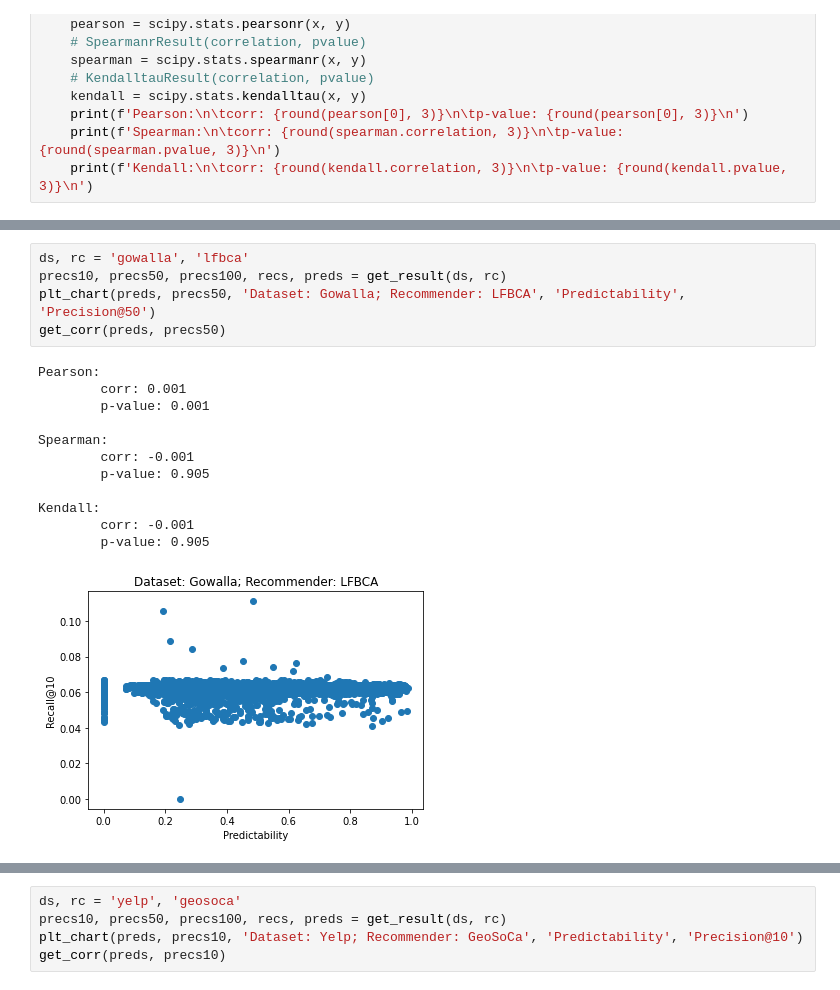
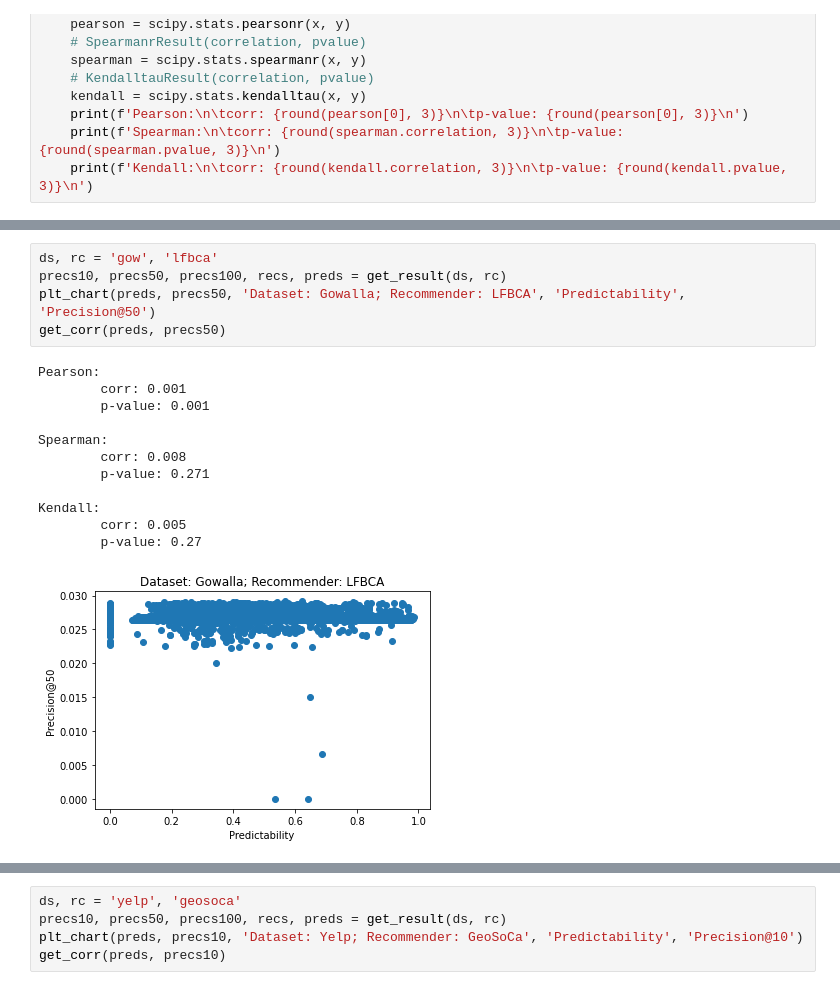
Before and after one commit to hugodavilat/recomendadores, a Jupyter notebook: merge_results/merged.ipynb, the cells around one changed output, grey strips where cells are left out. Cells and saved outputs as stored; diff of their text form.

```diff
--- a/merge_results/merged.ipynb
+++ b/merge_results/merged.ipynb
@@ -54,19 +54,19 @@ Kendall:
 # %%
-ds, rc = 'gowalla', 'lfbca'
+ds, rc = 'gow', 'lfbca'
 precs10, precs50, precs100, recs, preds = get_result(ds, rc)
 plt_chart(preds, precs50, 'Dataset: Gowalla; Recommender: LFBCA', 'Predictability', 'Precision@50')
 get_corr(preds, precs50)
 # %% [output]
 Pearson:
         corr: 0.001
         p-value: 0.001
 
 Spearman:
-        corr: -0.001
-        p-value: 0.905
+        corr: 0.008
+        p-value: 0.271
 
 Kendall:
-        corr: -0.001
-        p-value: 0.905
+        corr: 0.005
+        p-value: 0.27
-[figure, old version]
+[figure, new version]
 # %%
```
Also changed, not shown: parts of 11 cells of this notebook, 7 other files.
